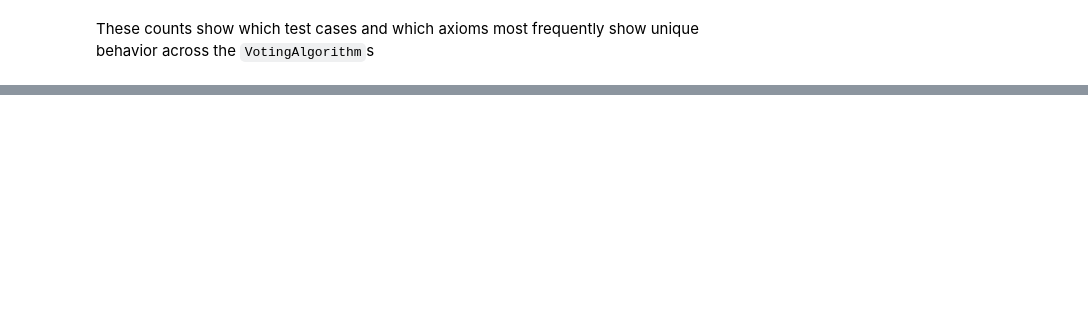
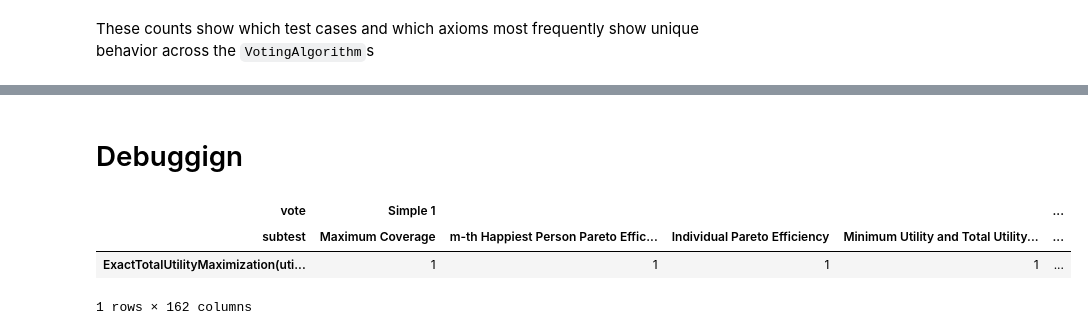
Before and after one commit to aaron-sandoval/generative_social_choice, a Jupyter notebook: generative_social_choice/plots/analyze_voting_algorithm_axiom_results.ipynb, the cells around one changed output, grey strips where cells are left out. Drawn from its saved outputs; the diff is of its cells as text; code cells hidden in the pictures; blank space fills up the shorter version.

```diff
--- a/generative_social_choice/plots/analyze_voting_algorithm_axiom_results.ipynb
+++ b/generative_social_choice/plots/analyze_voting_algorithm_axiom_results.ipynb
@@ -135,0 +165,10 @@ Name: count, dtype: int64
+# %% [markdown]
+# Debuggign
+# %%
+df1 = df.iloc[[1],:]
+df1
+# %% [output]
+| vote | Simple 1 |  |  |  | ... |
+| subtest | Maximum Coverage | m-th Happiest Person Pareto Effic... | Individual Pareto Efficiency | Minimum Utility and Total Utility... | ... |
+| ExactTotalUtilityMaximization(uti... | 1 | 1 | 1 | 1 | ... |
+1 rows × 162 columns
```
Also changed, not shown: parts of 15 cells of this notebook, 3 other files.
